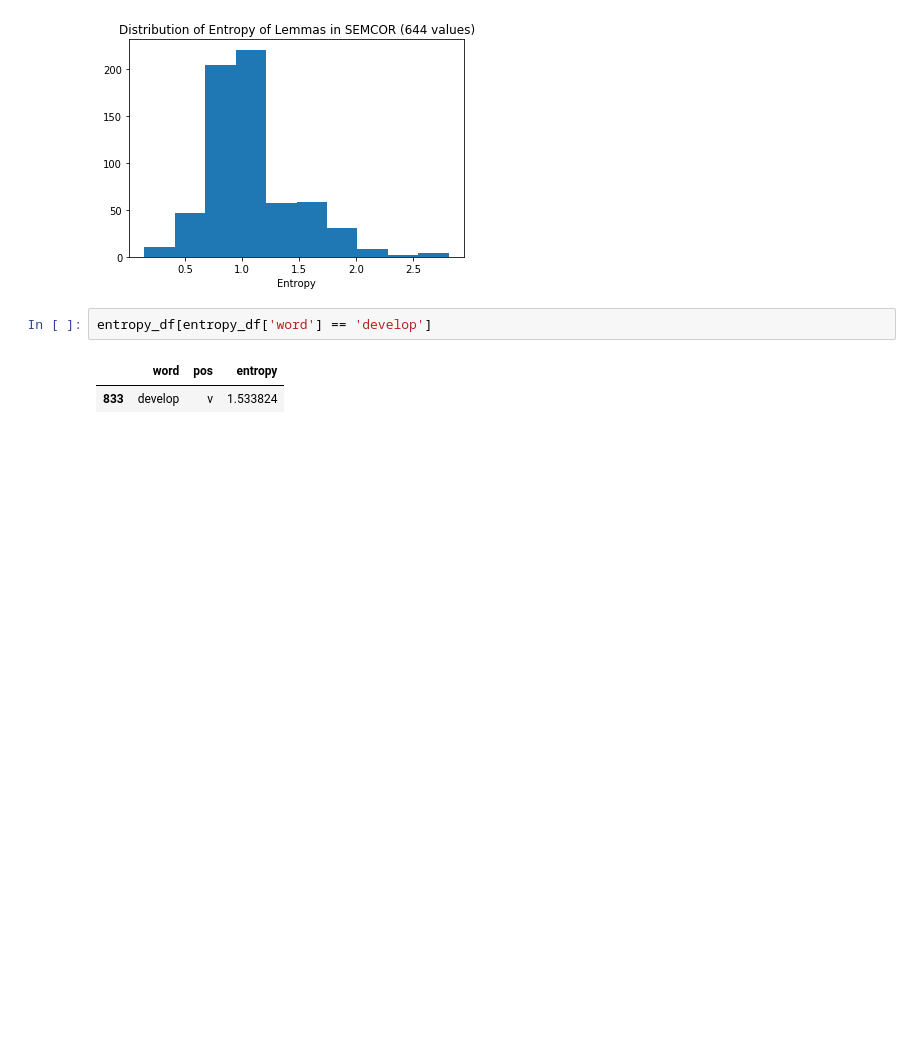
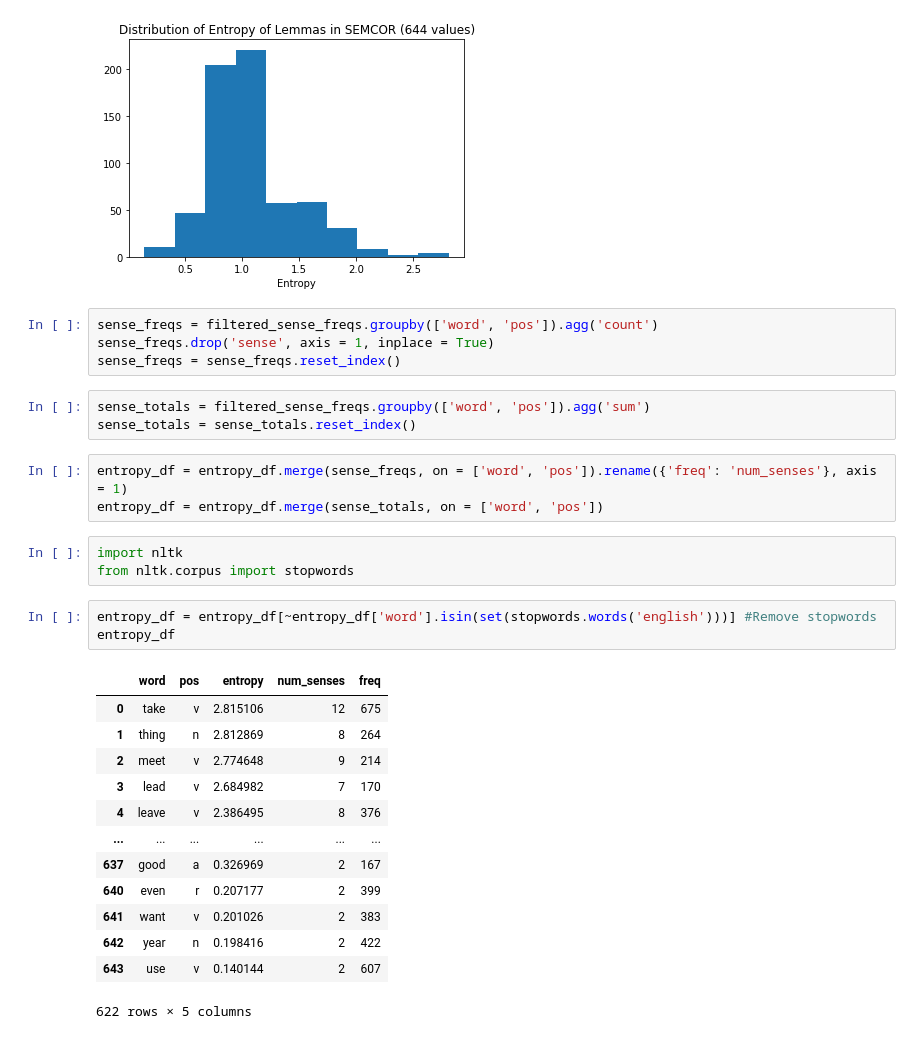
Before and after one commit to sathvikn/bert-wordsense, a Jupyter notebook: codebase/semcor_freqs.ipynb, the cells around one changed output. Saved outputs shown, nothing was run; the diff lists cells and outputs as text; blank space fills up the shorter version.

```diff
--- a/codebase/semcor_freqs.ipynb
+++ b/codebase/semcor_freqs.ipynb
@@ -241,8 +237,33 @@ plt.xlabel("Entropy")
 # %% [output]
 Text(0.5, 0, 'Entropy')
 [figure]
-# %%
-entropy_df[entropy_df['word'] == 'develop']
-# %% [output]
-|  | word | pos | entropy |
-| 833 | develop | v | 1.533824 |
+# %%
+sense_freqs = filtered_sense_freqs.groupby(['word', 'pos']).agg('count')
+sense_freqs.drop('sense', axis = 1, inplace = True)
+sense_freqs = sense_freqs.reset_index()
+# %%
+sense_totals = filtered_sense_freqs.groupby(['word', 'pos']).agg('sum')
+sense_totals = sense_totals.reset_index()
+# %%
+entropy_df = entropy_df.merge(sense_freqs, on = ['word', 'pos']).rename({'freq': 'num_senses'}, axis = 1)
+entropy_df = entropy_df.merge(sense_totals, on = ['word', 'pos'])
+# %%
+import nltk
+from nltk.corpus import stopwords
+# %%
+entropy_df = entropy_df[~entropy_df['word'].isin(set(stopwords.words('english')))] #Remove stopwords
+entropy_df
+# %% [output]
+|  | word | pos | entropy | num_senses | freq |
+| 0 | take | v | 2.815106 | 12 | 675 |
+| 1 | thing | n | 2.812869 | 8 | 264 |
+| 2 | meet | v | 2.774648 | 9 | 214 |
+| 3 | lead | v | 2.684982 | 7 | 170 |
+| 4 | leave | v | 2.386495 | 8 | 376 |
+| ... | ... | ... | ... | ... | ... |
+| 637 | good | a | 0.326969 | 2 | 167 |
+| 640 | even | r | 0.207177 | 2 | 399 |
+| 641 | want | v | 0.201026 | 2 | 383 |
+| 642 | year | n | 0.198416 | 2 | 422 |
+| 643 | use | v | 0.140144 | 2 | 607 |
+622 rows × 5 columns
```
Also changed, not shown: parts of 7 cells of this notebook, 6 other files.
